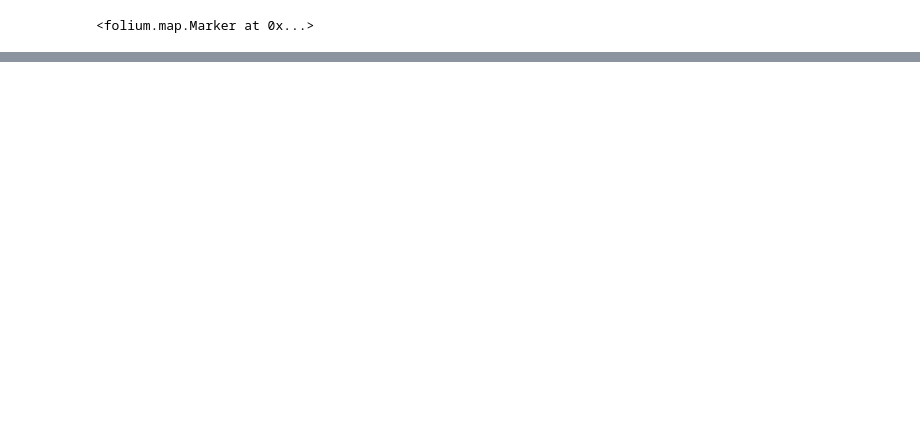
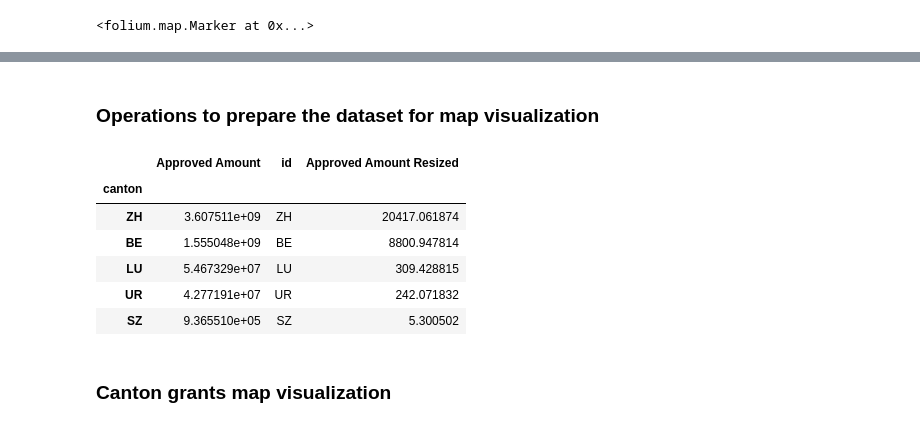
Before and after one commit to cipri-tom/Homework, a Jupyter notebook: 03 - Interactive Viz/Map Visualization.ipynb, the cells around one changed output, grey strips where cells are left out. Cells and saved outputs as stored; diff of their text form; code cells hidden in the pictures; blank space fills up the shorter version.

Commit message:
Visualization map done

```diff
--- a/03 - Interactive Viz/Map Visualization.ipynb
+++ b/03 - Interactive Viz/Map Visualization.ipynb
@@ -34,0 +48,2 @@ canton_map
+# %% [markdown]
+### Operations to prepare the dataset for map visualization
@@ -34,0 +53,23 @@ canton_map
+# %%
+# in case there are NaN values in the table (i.e. values for some cantons are missing)
+all_cantons = all_cantons.fillna(all_cantons['Approved Amount'].median())
+# %%
+all_cantons = all_cantons.set_index(['canton'])
+# %%
+all_cantons['id'] = cs['canton']
+# %%
+# we divide each amount by the minimum value in the grants to obtain more suitable values for visualization which
+# at the same time convey the same information
+all_cantons['Approved Amount Resized'] = all_cantons['Approved Amount'] / all_cantons['Approved Amount'].min()
+# %%
+all_cantons.head()
+# %% [output]
+|  | Approved Amount | id | Approved Amount Resized |
+| canton |  |  |  |
+| ZH | 3.607511e+09 | ZH | 20417.061874 |
+| BE | 1.555048e+09 | BE | 8800.947814 |
+| LU | 5.467329e+07 | LU | 309.428815 |
+| UR | 4.277191e+07 | UR | 242.071832 |
+| SZ | 9.365510e+05 | SZ | 5.300502 |
+# %% [markdown]
+### Canton grants map visualization
```
Also changed, not shown: parts of 10 cells of this notebook.
